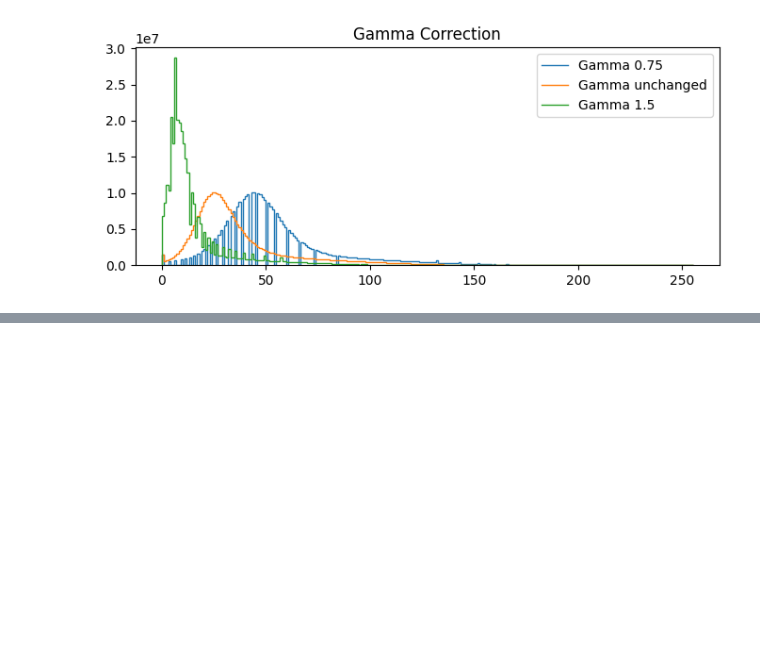
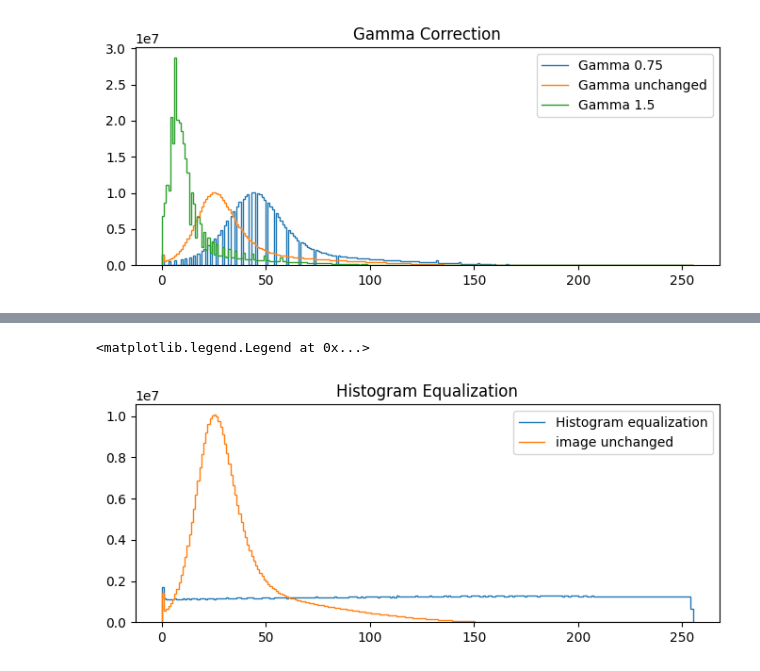
Before and after one commit to brombeersoufflee/master-thesis, a Jupyter notebook: data_exploration.ipynb, the cells around one changed output, grey strips where cells are left out. Drawn from its saved outputs; the diff is of its cells as text; code cells hidden in the pictures; blank space fills up the shorter version.

```diff
--- a/data_exploration.ipynb
+++ b/data_exploration.ipynb
@@ -315,0 +339,2 @@ axs.legend()
+# %%
+hist_histeq, bin_edges_histeq =np.histogram(np.clip([np.array([cv.equalizeHist(slice) for slice in image]) for image in X_train], 0, 255).astype(np.uint8), 256, range=(0, 255))
@@ -315,0 +343,10 @@ axs.legend()
+# %%
+fig, axs = plt.subplots(1, 1, figsize=(8,3))
+axs.stairs(hist_histeq, bin_edges_histeq, label='Histogram equalization')
+axs.stairs(hist, bin_edges, label='image unchanged')
+# axs.stairs(a, b, label='image unchanged')
+axs.set_title("Histogram Equalization")
+axs.legend()
+# %% [output]
+<matplotlib.legend.Legend at 0x...>
+[figure, added]
```
Also changed, not shown: parts of 29 cells of this notebook, 1 other file.
